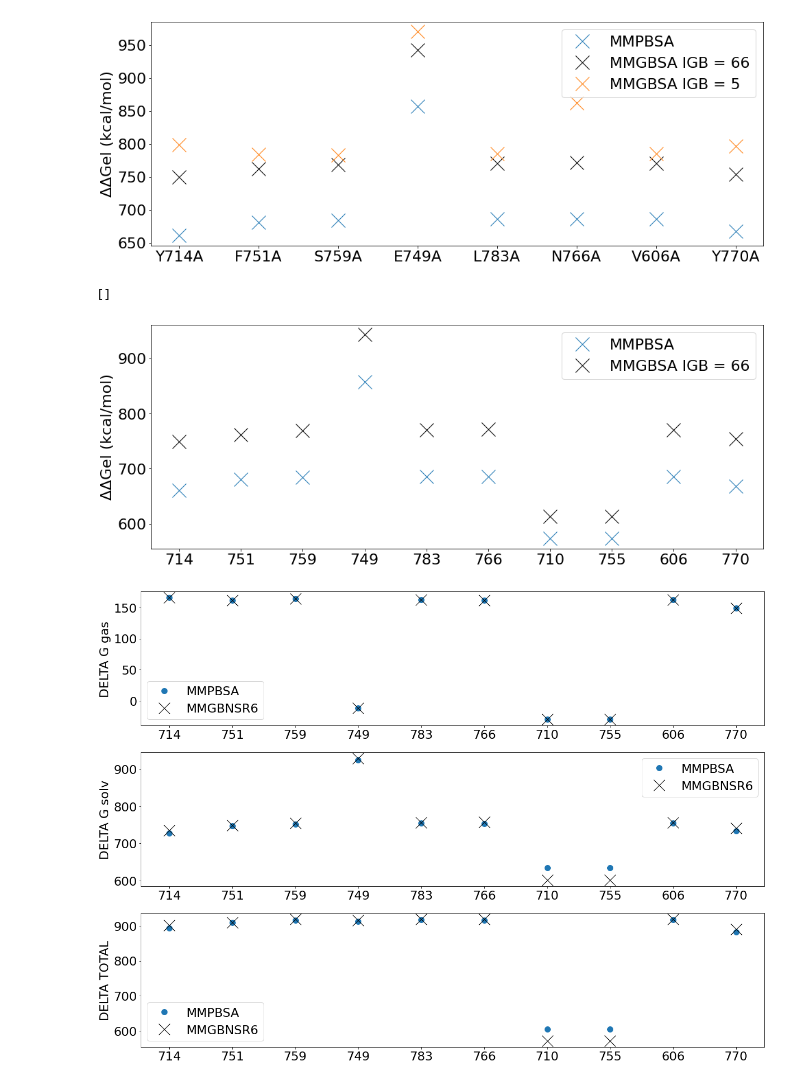
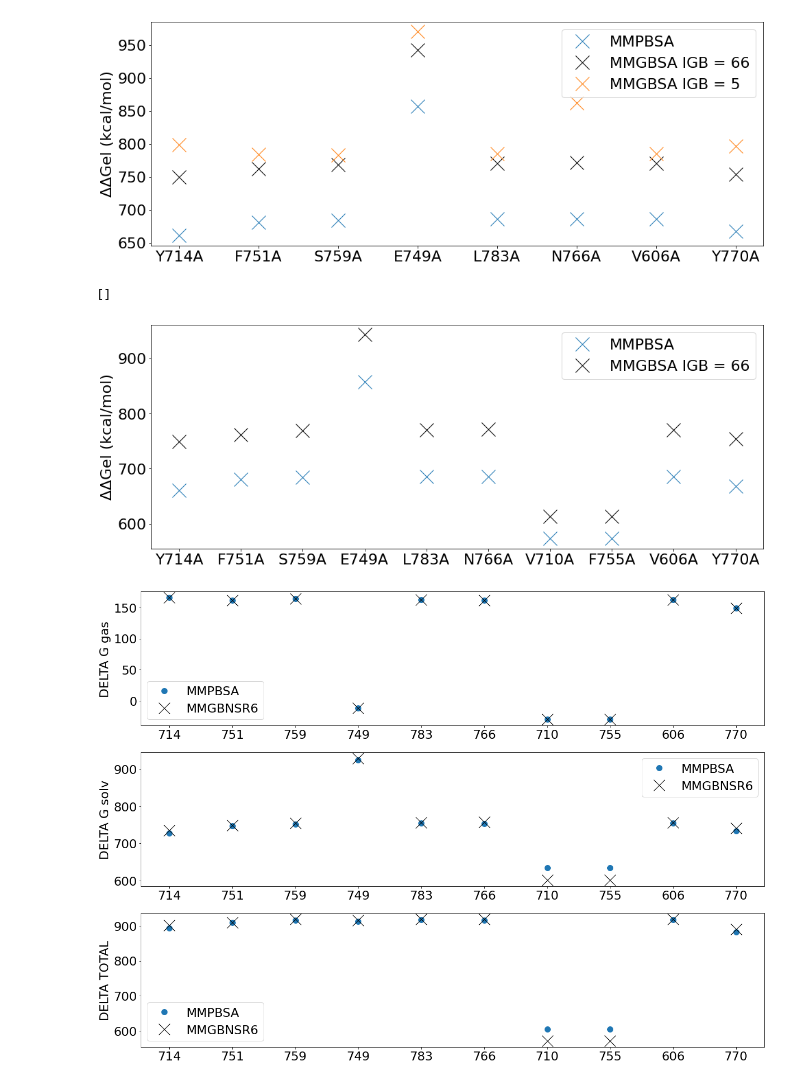
Before and after one commit to aicam/GBNN, a Jupyter notebook: GBNSR6_py/GBNSR6_py_result_analysis.ipynb, the cells around one changed output. Cells and saved outputs as stored; diff of their text form; code cells hidden in the pictures.

```diff
--- a/GBNSR6_py/GBNSR6_py_result_analysis.ipynb
+++ b/GBNSR6_py/GBNSR6_py_result_analysis.ipynb
@@ -87,16 +87,16 @@ plt.plot()
 # %%
 plt.rcParams.update({'font.size': 22})
 plt.rcParams["figure.figsize"] = (16,6)
-all_muts = mmgbsa_wild.keys()
-plt.plot(all_muts, [mmpbsa_mut[mut]['Differences (Complex - Receptor - Ligand)_EPB'] for mut in all_muts], 'x', label='MMPBSA', markersize=20)
-plt.plot(all_muts, [gbnsr6_mut[mut]['Differences (Complex - Receptor - Ligand)_EGB'] for mut in all_muts], 'x', label='MMGBSA IGB = 66', markersize=20, color='black')
+# all_muts = mmgbsa_wild.keys()
+plt.plot(all_muts, [mmpbsa_mut[mut[1:-1]]['Differences (Complex - Receptor - Ligand)_EPB'] for mut in all_muts], 'x', label='MMPBSA', markersize=20)
+plt.plot(all_muts, [gbnsr6_mut[mut[1:-1]]['Differences (Complex - Receptor - Ligand)_EGB'] for mut in all_muts], 'x', label='MMGBSA IGB = 66', markersize=20, color='black')
 plt.set_x_ticks = range(len(all_muts))
 plt.ylabel('ΔΔGel (kcal/mol)')
 plt.legend()
 plt.plot()
 # %% [output]
 []
-[figure, old version]
+[figure, new version]
 # %%
 plt.rcParams.update({'font.size': 22})
 all_muts = mmgbsa_wild.keys()
```
Also changed, not shown: 8 other files.
